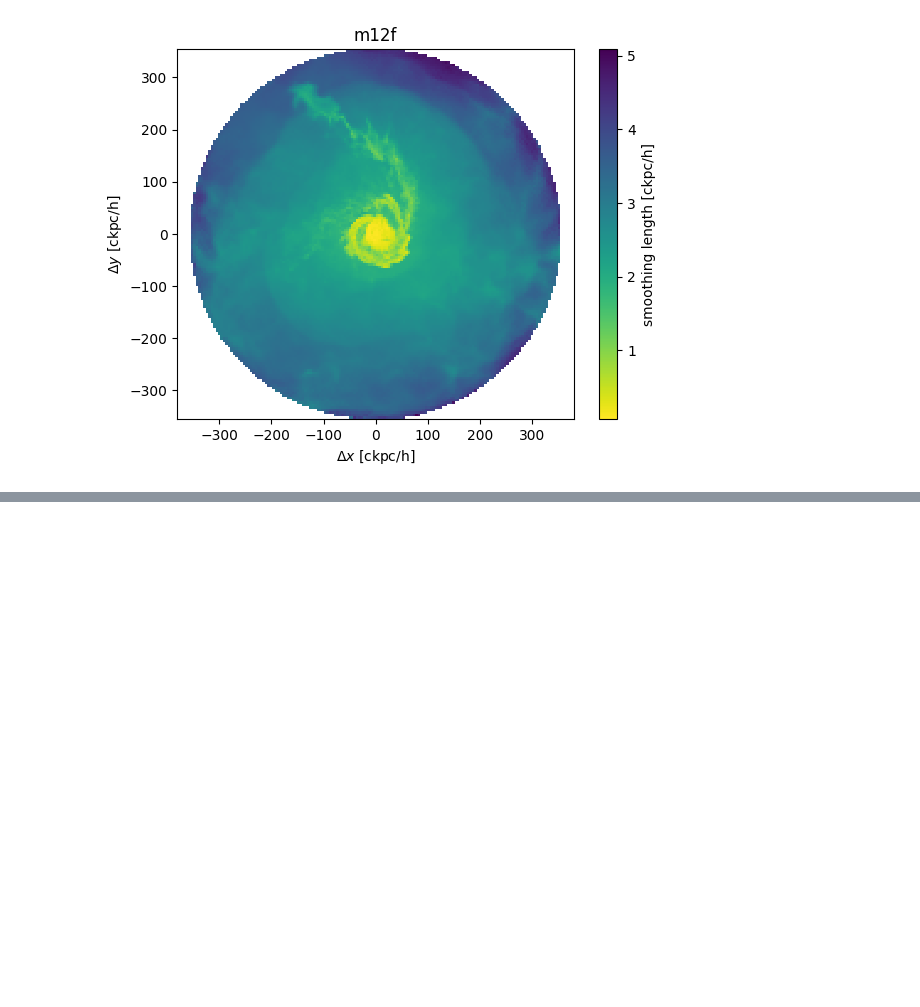
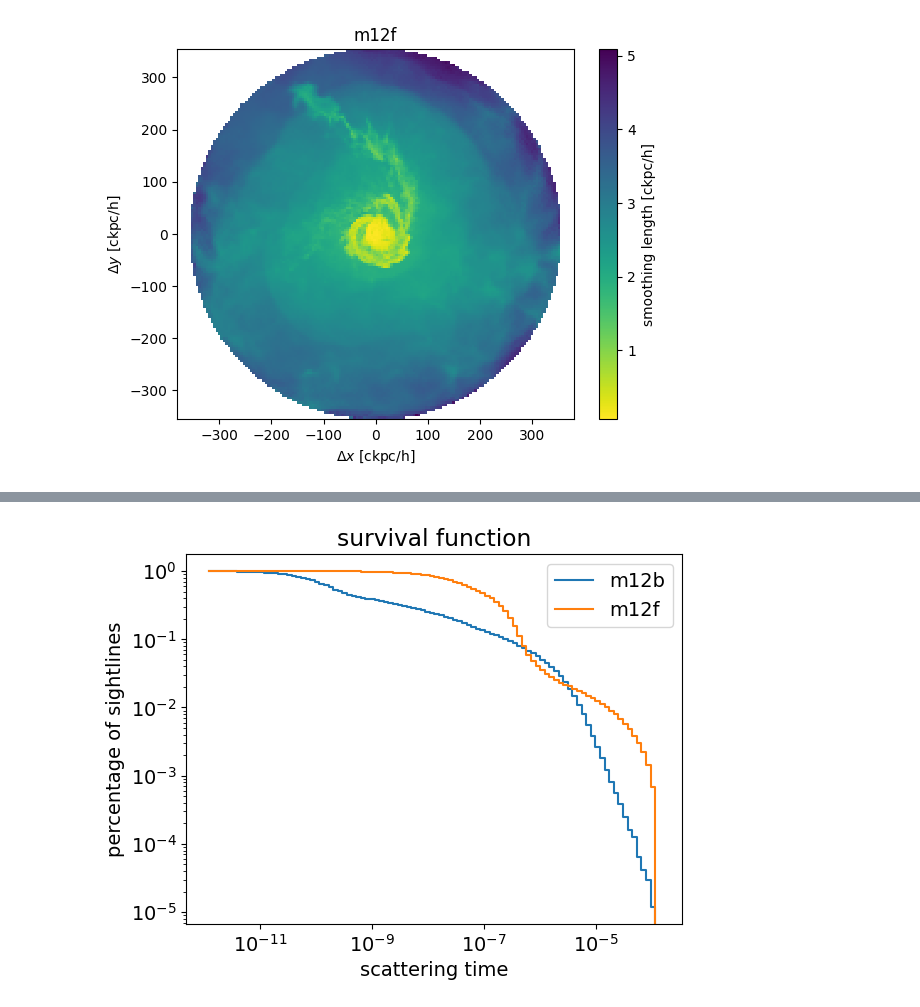
Before and after one commit to zimizh/frb_cgm_scattering, a Jupyter notebook: notebooks/plot.ipynb, the cells around one changed output, grey strips where cells are left out. Cells and saved outputs as stored; diff of their text form; code cells hidden in the pictures; blank space fills up the shorter version.

```diff
--- a/notebooks/plot.ipynb
+++ b/notebooks/plot.ipynb
@@ -308,0 +145,20 @@ Text(0.5, 0, 'ckpc/h')
+# %%
+bins = np.logspace(-12, np.log10(np.max(rot0_1)), 100)
+
+hist, bin_edges = np.histogram(rot0_1, bins=bins)
+cumulative_hist = np.cumsum(hist)/np.max(np.cumsum(hist))
+
+hist2, bin_edges2 = np.histogram(rot0_2, bins=bins)
+cumulative_hist2 = np.cumsum(hist2)/np.max(np.cumsum(hist2))
+
+plt.step(bin_edges[1:], 1- cumulative_hist, where='pre', label = 'm12b')
+plt.step(bin_edges[1:], 1 - cumulative_hist2, where='pre', label = 'm12f')
+plt.title('survival function')
+plt.xlabel('scattering time')
+plt.ylabel('percentage of sightlines')
+plt.yscale('log')
+plt.xscale('log')
+plt.legend()
+plt.show()
+# %% [output]
+[figure, added]
```
Also changed, not shown: parts of 41 cells of this notebook, 15 other files.
